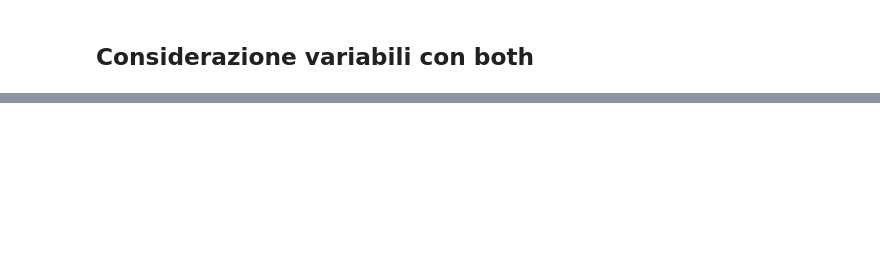
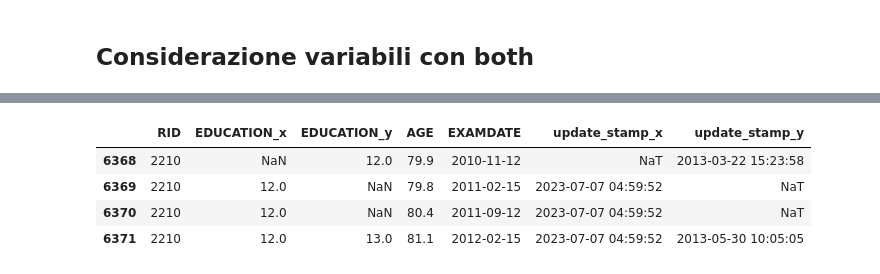
Before and after one commit to RossanaFacchin/DataCleaning, a Jupyter notebook: merge_pipeline.ipynb, the cells around one changed output, grey strips where cells are left out. Saved outputs shown, nothing was run; the diff lists cells and outputs as text; code cells hidden in the pictures; blank space fills up the shorter version.

```diff
--- a/merge_pipeline.ipynb
+++ b/merge_pipeline.ipynb
@@ -282,4 +534,10 @@ discordanti_marry[display_cols]
 # %%
-display_cols = ["RID", "MARRY",'MARRY_x', 'MARRY_y', "VISCODE","EXAMDATE", "update_stamp_x", "update_stamp_y"]
-merged[merged["MARRY"] == "0"	][display_cols]
+display_cols = ["RID", "EDUCATION_x", "EDUCATION_y", "AGE", "EXAMDATE", "update_stamp_x", "update_stamp_y"]
+merged[merged["RID"] == 2210][display_cols]
+# %% [output]
+|  | RID | EDUCATION_x | EDUCATION_y | AGE | EXAMDATE | update_stamp_x | update_stamp_y |
+| 6368 | 2210 | NaN | 12.0 | 79.9 | 2010-11-12 | NaT | 2013-03-22 15:23:58 |
+| 6369 | 2210 | 12.0 | NaN | 79.8 | 2011-02-15 | 2023-07-07 04:59:52 | NaT |
+| 6370 | 2210 | 12.0 | NaN | 80.4 | 2011-09-12 | 2023-07-07 04:59:52 | NaT |
+| 6371 | 2210 | 12.0 | 13.0 | 81.1 | 2012-02-15 | 2023-07-07 04:59:52 | 2013-05-30 10:05:05 |
 # %%
```
Also changed, not shown: parts of 25 cells of this notebook.
